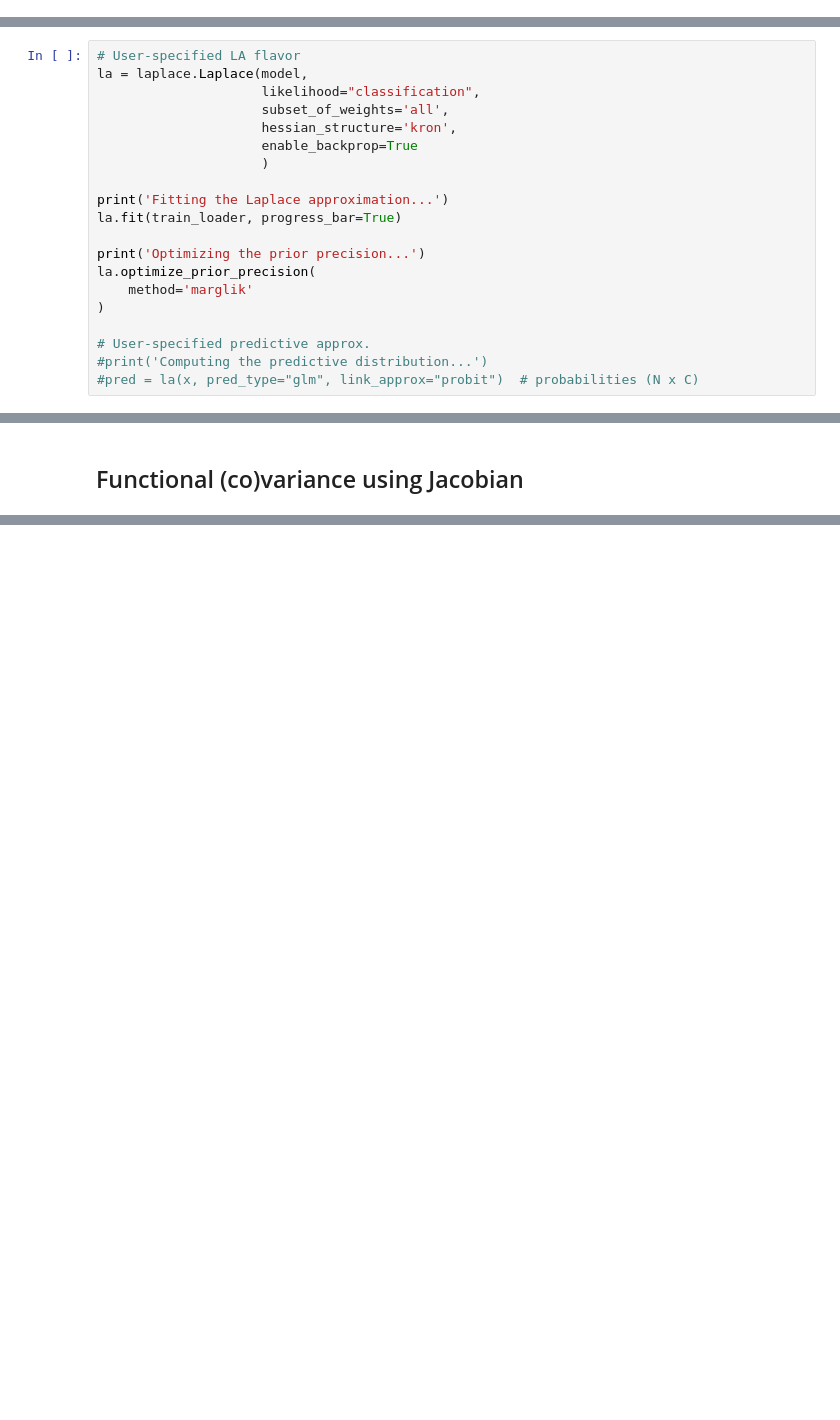
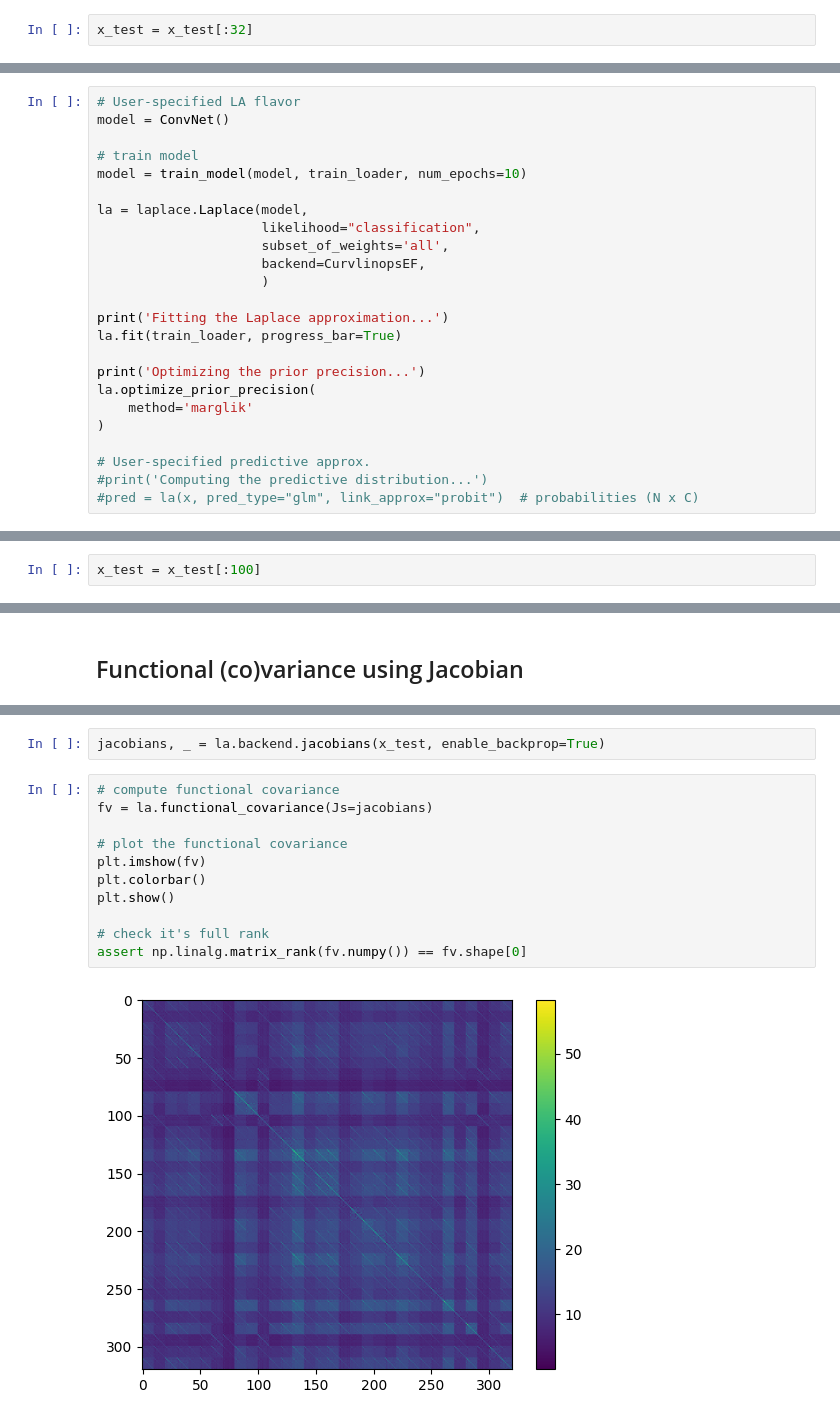
Before and after one commit to VLDrenth/MSc_Dissertation, a Jupyter notebook: test_laplace.ipynb, the cells around one changed output, grey strips where cells are left out. Saved outputs shown, nothing was run; the diff lists cells and outputs as text; blank space fills up the shorter version.

```diff
--- a/test_laplace.ipynb
+++ b/test_laplace.ipynb
@@ -60,0 +74,2 @@ y_test = torch.cat([y for x, y in val_loader], dim=0)[:50]
+# %%
+x_test = x_test[:32]
@@ -61,10 +82,14 @@ y_test = torch.cat([y for x, y in val_loader], dim=0)[:50]
 # %%
 # User-specified LA flavor
+model = ConvNet()
+
+# train model
+model = train_model(model, train_loader, num_epochs=10)
+
 la = laplace.Laplace(model,
                      likelihood="classification",
                      subset_of_weights='all',
-                     hessian_structure='kron',
-                     enable_backprop=True
+                     backend=CurvlinopsEF,
                      )
 
 print('Fitting the Laplace approximation...')
@@ -91,3 +121,5 @@ log_probs = torch.log(p_samples)
+# %%
+x_test = x_test[:100]
 # %%
 # mean is (N, C) and variance is (N, C, C)
 f_mu, f_var = la._glm_predictive_distribution(x_test)
@@ -138,0 +171,15 @@ J = compute_jacobian(x, model, la)
+# %%
+jacobians, _ = la.backend.jacobians(x_test, enable_backprop=True)
+# %%
+# compute functional covariance
+fv = la.functional_covariance(Js=jacobians)
+
+# plot the functional covariance
+plt.imshow(fv)
+plt.colorbar()
+plt.show()
+
+# check it's full rank
+assert np.linalg.matrix_rank(fv.numpy()) == fv.shape[0]
+# %% [output]
+[figure, added]
```
Also changed, not shown: parts of 28 cells of this notebook, 8 other files.
